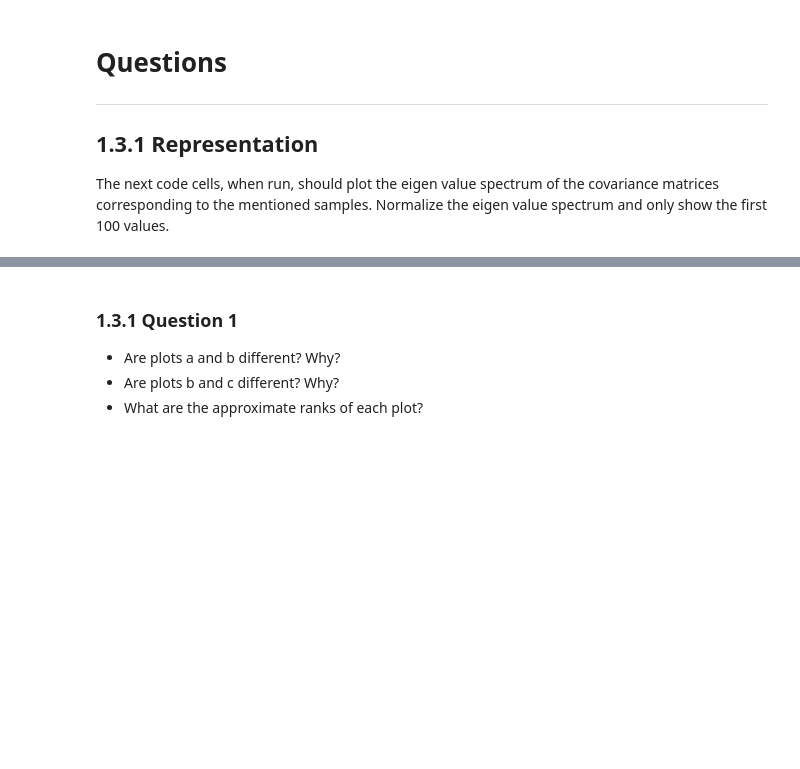
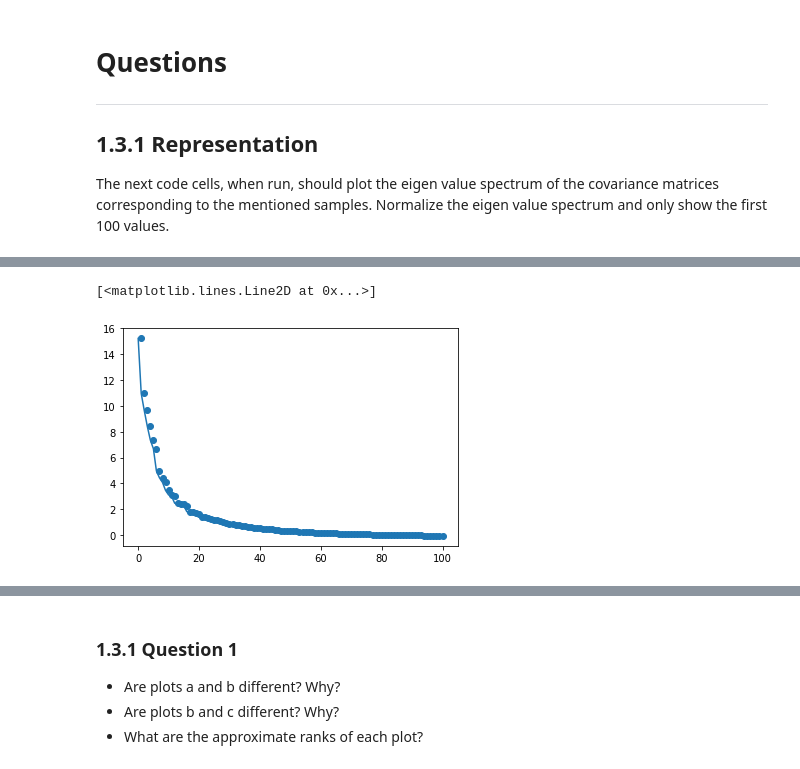
Before and after one commit to BonJovi1/Machine-Learning-Classifiers, a Jupyter notebook: 20171059.ipynb, the cells around one changed output, grey strips where cells are left out. Cells and saved outputs as stored; diff of their text form; code cells hidden in the pictures; blank space fills up the shorter version.

```diff
--- a/20171059.ipynb
+++ b/20171059.ipynb
@@ -83,0 +125,19 @@ std = np.std(eigval)
+# %%
+# All training data (plot c)
+
+cova = np.cov(np.transpose(train_data))# because we want (600,784)
+
+eigval,eigvec = np.linalg.eig(cova)
+mean = np.mean(eigval)
+std = np.std(eigval)
+eigval = (eigval-mean)/std
+
+np.sort(eigval)
+xaxis=[]
+for i in range(1,101):
+    xaxis.append(i)
+plt.scatter(xaxis,eigval[:100])
+plt.plot(eigval[:100])
+# %% [output]
+[<matplotlib.lines.Line2D at 0x...>]
+[figure, added]
```
Also changed, not shown: parts of 20 cells of this notebook, 1 other file.
